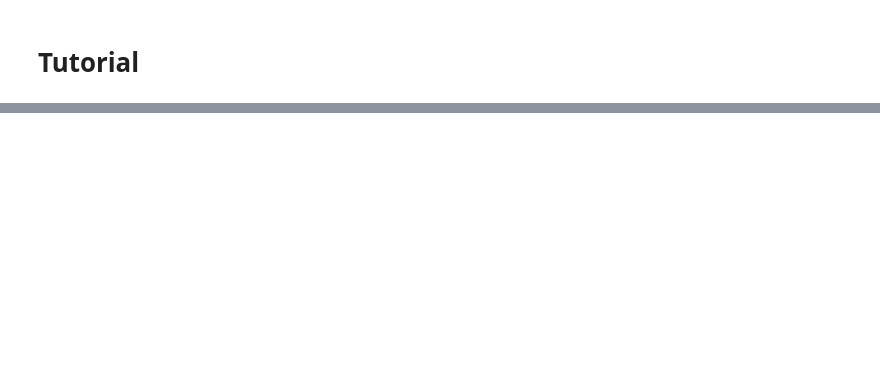
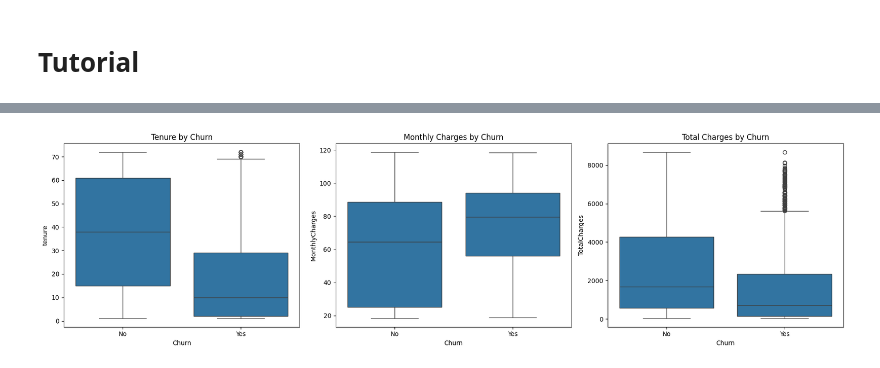
Before and after one commit to Hazim-HF/Data-Management, a Jupyter notebook: Exercise/Tutorial.ipynb, the cells around one changed output, grey strips where cells are left out. Drawn from its saved outputs; the diff is of its cells as text; code cells hidden in the pictures; blank space fills up the shorter version.

```diff
--- a/Exercise/Tutorial.ipynb
+++ b/Exercise/Tutorial.ipynb
@@ -155,0 +42,7 @@ SyntaxError: invalid syntax (2966563341.py, line 1)
+# %%
+# read CSV file into a DataFrame
+df = spark.read.csv("Data/WA_Fn-UseC_-Telco-Customer-Churn.csv", header=True, inferSchema=True)
+# inferSchema to automatically define all column type (integer, double, or string)
+
+# show the first 10 rows of the DataFrame
+df.show(10)
@@ -155,0 +80,4 @@ SyntaxError: invalid syntax (2966563341.py, line 1)
+# %%
+# drop rows with null values
+df = df.filter(trim(col("TotalCharges")) != "")
+df = df.filter(col("TotalCharges").isNotNull())
@@ -155,0 +99,10 @@ SyntaxError: invalid syntax (2966563341.py, line 1)
+# %%
+# convert TotalCharges to double type
+df = df.withColumn("TotalCharges", col("TotalCharges").cast("double"))
+# %%
+# convert SeniorCitizen to categorical string type
+df = df.withColumn(
+    "SeniorCitizen",
+    when(df["SeniorCitizen"] == 1, "Yes").otherwise("No")
+)
+df.groupBy("SeniorCitizen").count().show()
@@ -155,0 +172,18 @@ SyntaxError: invalid syntax (2966563341.py, line 1)
+# %%
+num = df.select("tenure", "MonthlyCharges", "TotalCharges", "Churn").toPandas()
+
+fig, axes = plt.subplots(1, 3, figsize=(18, 5))
+
+sns.boxplot(x='Churn', y='tenure', data=num, ax=axes[0])
+axes[0].set_title("Tenure by Churn")
+
+sns.boxplot(x='Churn', y='MonthlyCharges', data=num, ax=axes[1])
+axes[1].set_title("Monthly Charges by Churn")
+
+sns.boxplot(x='Churn', y='TotalCharges', data=num, ax=axes[2])
+axes[2].set_title("Total Charges by Churn")
+
+plt.tight_layout()
+plt.show()
+# %% [output]
+[figure, added]
```
Also changed, not shown: parts of 69 cells of this notebook, 12 other files.
